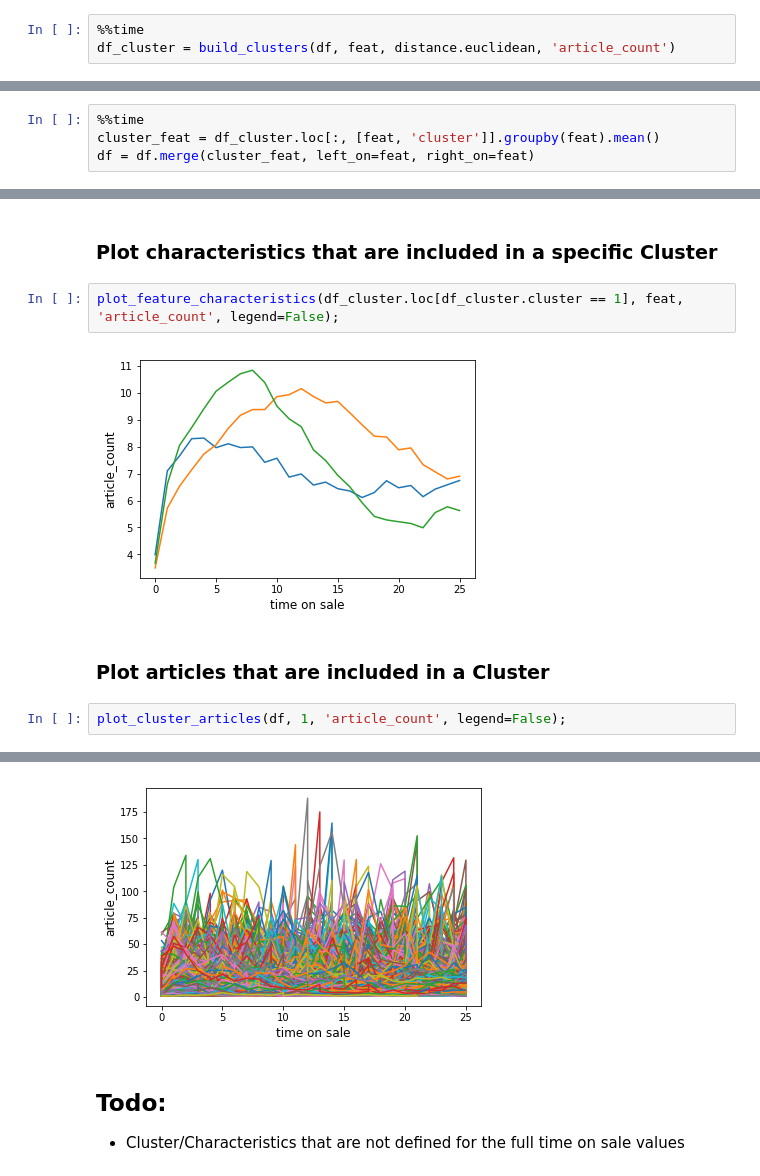
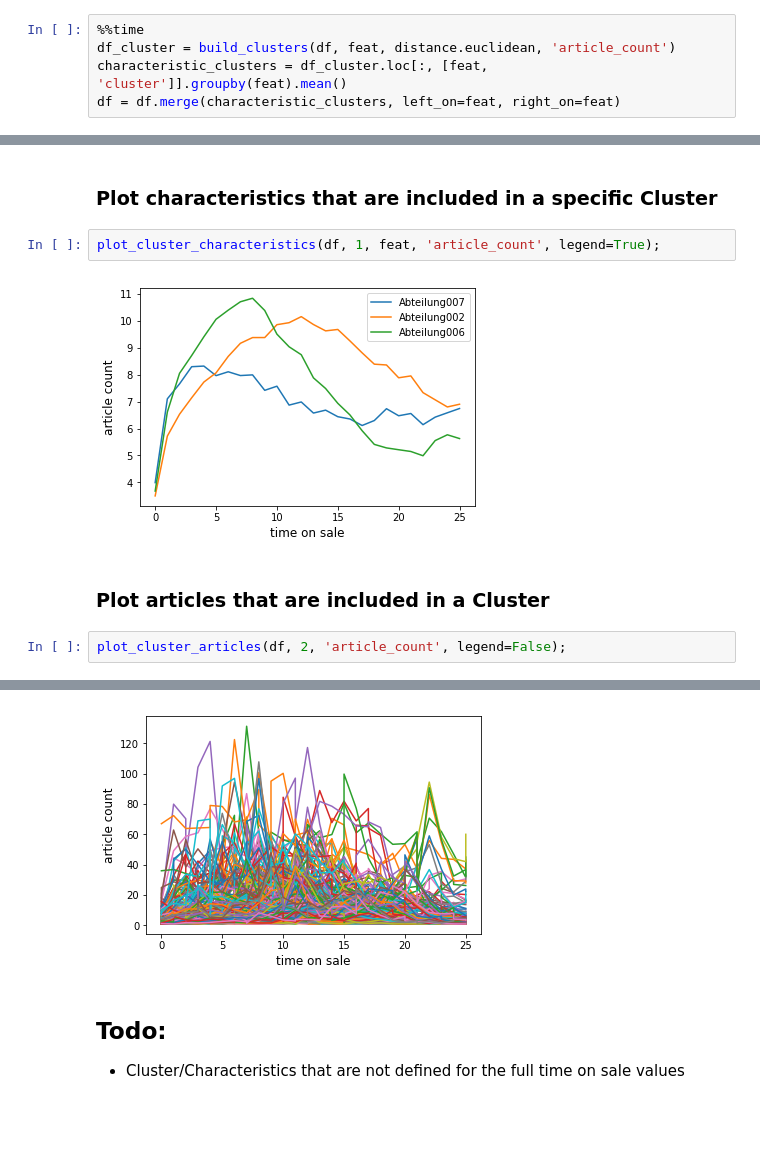
Before and after one commit to indyfree/tailor, a Jupyter notebook: notebooks/06-cluster-feature.ipynb, the cells around one changed output, grey strips where cells are left out. Drawn from its saved outputs; the diff is of its cells as text; blank space fills up the shorter version.

```diff
--- a/notebooks/06-cluster-feature.ipynb
+++ b/notebooks/06-cluster-feature.ipynb
@@ -32,4 +31,6 @@ dtype: float64
 # %%
 %%time
 df_cluster = build_clusters(df, feat, distance.euclidean, 'article_count')
+characteristic_clusters = df_cluster.loc[:, [feat, 'cluster']].groupby(feat).mean()
+df = df.merge(characteristic_clusters, left_on=feat, right_on=feat)
 # %% [output]
@@ -38,4 +38,0 @@ Wall time: 159 ms
-# %%
-%%time
-cluster_feat = df_cluster.loc[:, [feat, 'cluster']].groupby(feat).mean()
-df = df.merge(cluster_feat, left_on=feat, right_on=feat)
@@ -57,11 +51,11 @@ Number Clusters:  5
 # %% [markdown]
 ### Plot characteristics that are included in a specific Cluster
 # %%
-plot_feature_characteristics(df_cluster.loc[df_cluster.cluster == 1], feat, 'article_count', legend=False);
+plot_cluster_characteristics(df, 1, feat, 'article_count', legend=True);
 # %% [output]
-[figure, old version]
+[figure, new version]
 # %% [markdown]
 ### Plot articles that are included in a Cluster
 # %%
-plot_cluster_articles(df, 1, 'article_count', legend=False);
+plot_cluster_articles(df, 2, 'article_count', legend=False);
 # %% [output]
@@ -69,4 +62,4 @@ plot_cluster_articles(df, 1, 'article_count', legend=False);
-[figure, old version]
+[figure, new version]
 # %% [markdown]
 ## Todo:
 - Cluster/Characteristics that are not defined for the full time on sale values
```
Also changed, not shown: parts of 5 cells of this notebook, 1 other file.
